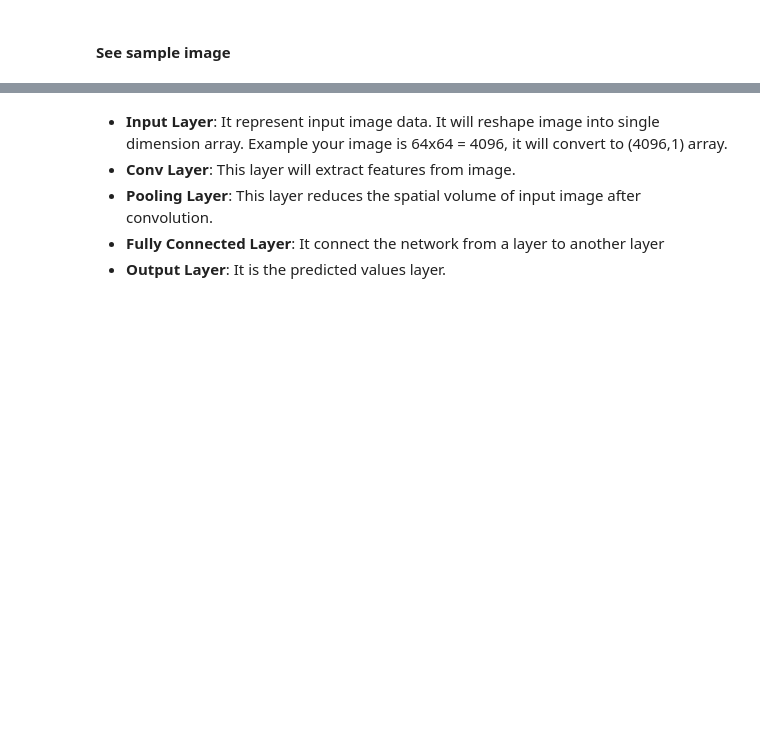
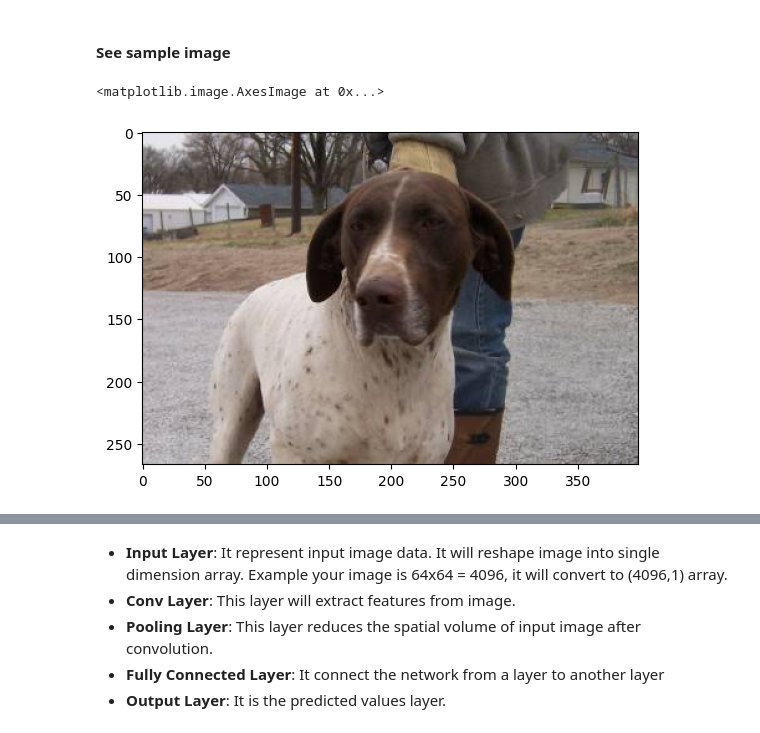
Before and after one commit to yuchild/magnimind_projects, a Jupyter notebook: 3-Keras CNN Dog or Cat Classification.ipynb, the cells around one changed output, grey strips where cells are left out. Cells and saved outputs as stored; diff of their text form; code cells hidden in the pictures; blank space fills up the shorter version.

```diff
--- a/3-Keras CNN Dog or Cat Classification.ipynb
+++ b/3-Keras CNN Dog or Cat Classification.ipynb
@@ -39,6 +57,14 @@ IMAGE_CHANNELS=3
 From our data we have 12000 cats and 12000 dogs
 # %% [markdown]
 #### See sample image
+# %%
+sample = random.choice(filenames)
+pathimage=os.path.join(mypath, 'train/')
+image = load_img(pathimage+sample)
+plt.imshow(image)
+# %% [output]
+<matplotlib.image.AxesImage at 0x...>
+[figure, added]
 # %% [markdown]
 ### 4. Build Model
 
```
Also changed, not shown: parts of 18 cells of this notebook.
